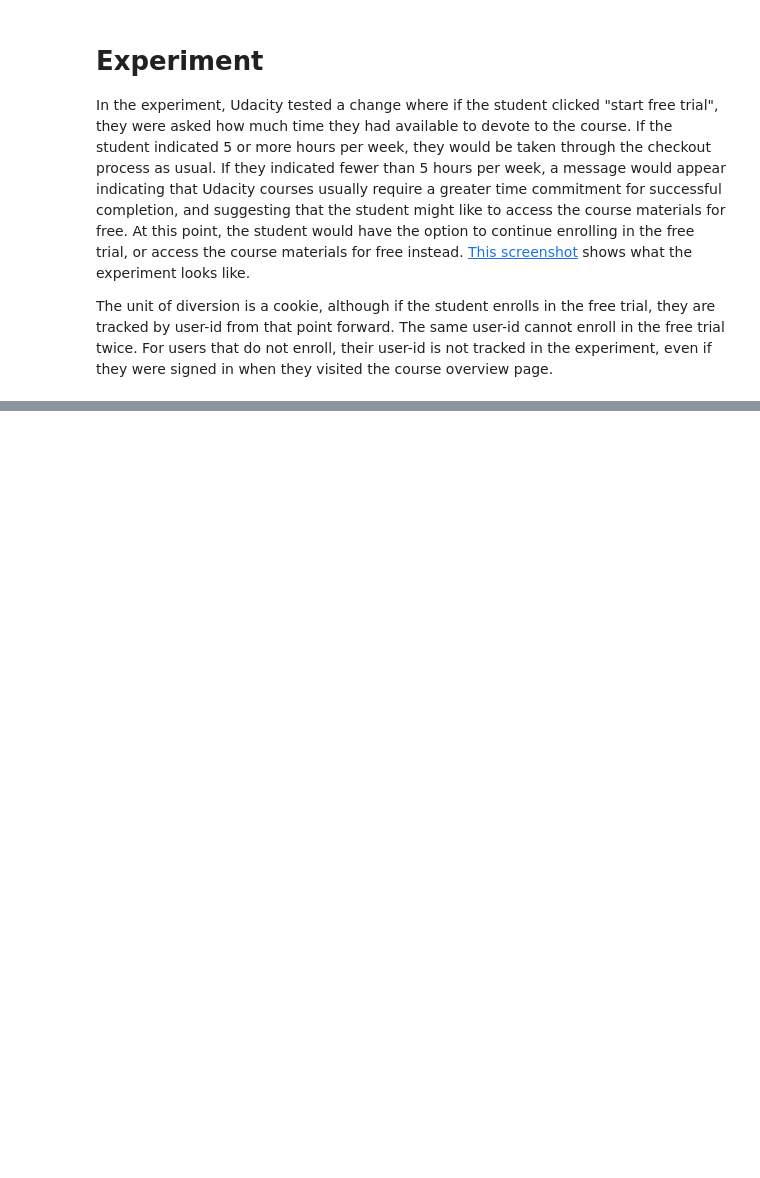
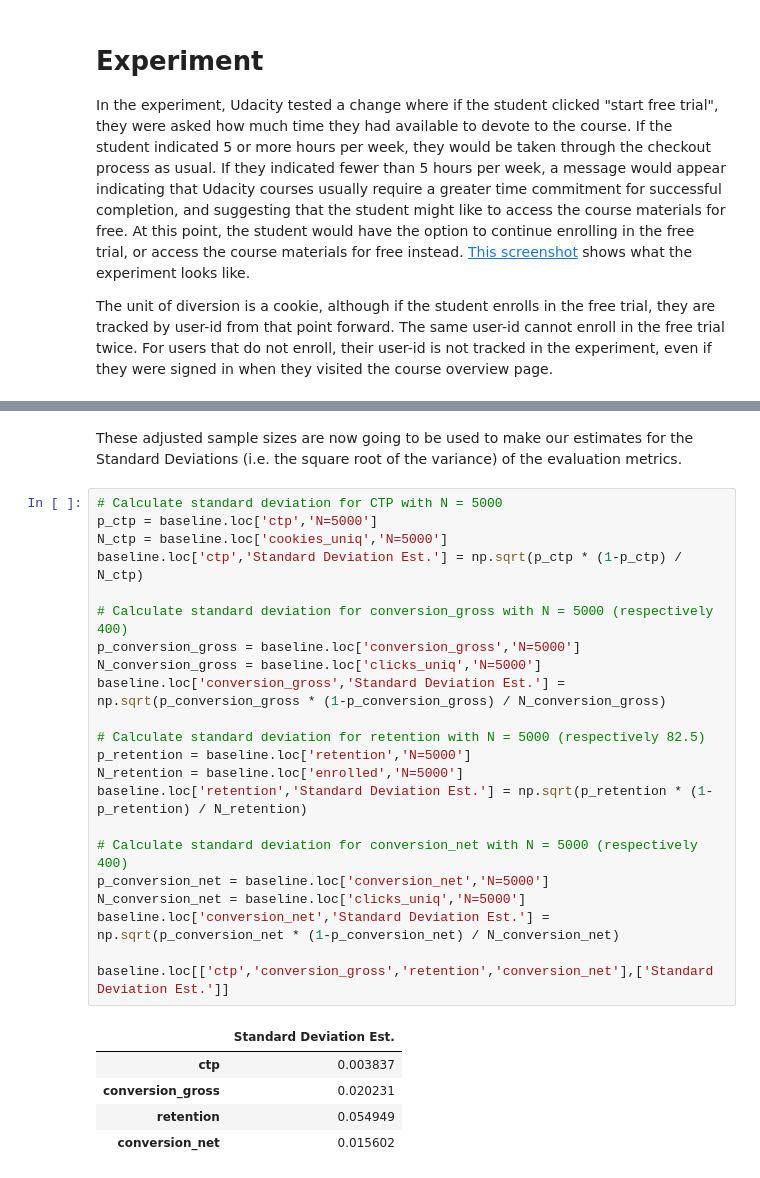
Before and after one commit to Germoe/sandbox, a Jupyter notebook: casestudies/udacity_ab_experiment/AB Experiment in Python.ipynb, the cells around one changed output, grey strips where cells are left out. Drawn from its saved outputs; the diff is of its cells as text; blank space fills up the shorter version.

```diff
--- a/casestudies/udacity_ab_experiment/AB Experiment in Python.ipynb
+++ b/casestudies/udacity_ab_experiment/AB Experiment in Python.ipynb
@@ -72,0 +156,30 @@ NOTE: $d_{min}$ is the difference necessary to be practically significant.
+# %% [markdown]
+These adjusted sample sizes are now going to be used to make our estimates for the Standard Deviations (i.e. the square root of the variance) of the evaluation metrics.
+# %%
+# Calculate standard deviation for CTP with N = 5000
+p_ctp = baseline.loc['ctp','N=5000']
+N_ctp = baseline.loc['cookies_uniq','N=5000']
+baseline.loc['ctp','Standard Deviation Est.'] = np.sqrt(p_ctp * (1-p_ctp) / N_ctp)
+
+# Calculate standard deviation for conversion_gross with N = 5000 (respectively 400)
+p_conversion_gross = baseline.loc['conversion_gross','N=5000']
+N_conversion_gross = baseline.loc['clicks_uniq','N=5000']
+baseline.loc['conversion_gross','Standard Deviation Est.'] = np.sqrt(p_conversion_gross * (1-p_conversion_gross) / N_conversion_gross)
+
+# Calculate standard deviation for retention with N = 5000 (respectively 82.5)
+p_retention = baseline.loc['retention','N=5000']
+N_retention = baseline.loc['enrolled','N=5000']
+baseline.loc['retention','Standard Deviation Est.'] = np.sqrt(p_retention * (1-p_retention) / N_retention)
+
+# Calculate standard deviation for conversion_net with N = 5000 (respectively 400)
+p_conversion_net = baseline.loc['conversion_net','N=5000']
+N_conversion_net = baseline.loc['clicks_uniq','N=5000']
+baseline.loc['conversion_net','Standard Deviation Est.'] = np.sqrt(p_conversion_net * (1-p_conversion_net) / N_conversion_net)
+
+baseline.loc[['ctp','conversion_gross','retention','conversion_net'],['Standard Deviation Est.']]
+# %% [output]
+|  | Standard Deviation Est. |
+| ctp | 0.003837 |
+| conversion_gross | 0.020231 |
+| retention | 0.054949 |
+| conversion_net | 0.015602 |
```
Also changed, not shown: parts of 34 cells of this notebook.
